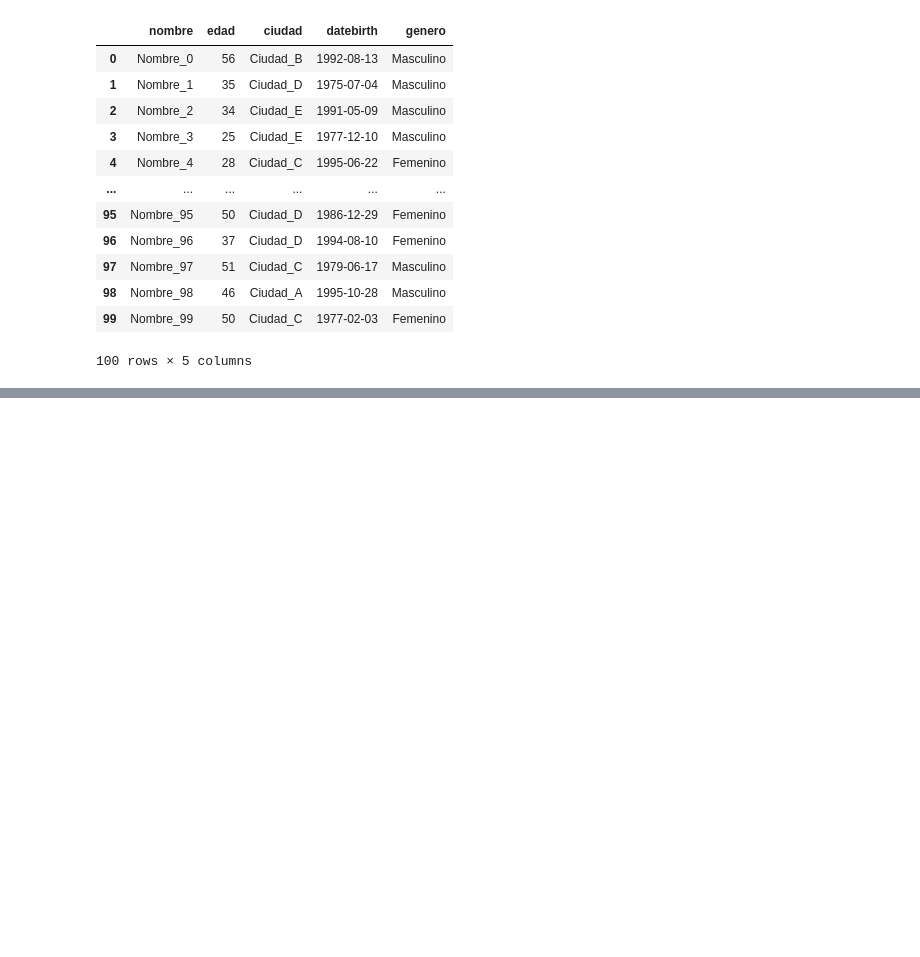
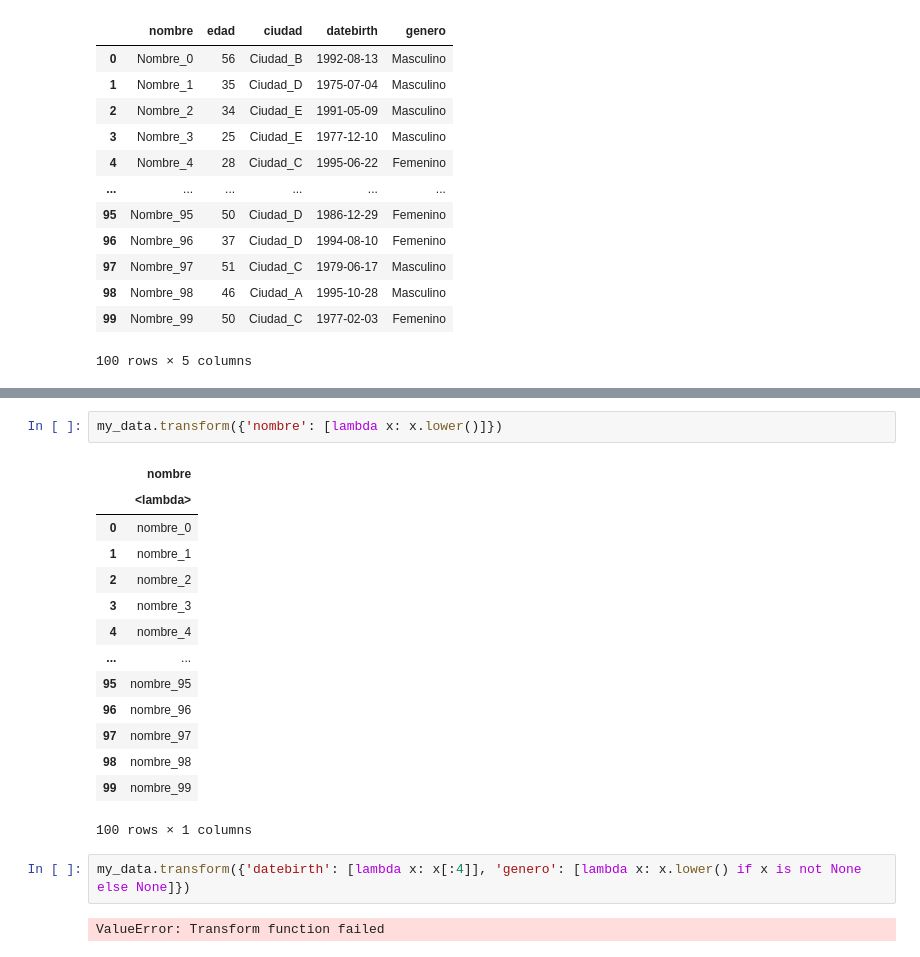
Before and after one commit to irving-math/arquitectura-computadora, a Jupyter notebook: python/notebook_prueba.ipynb, the cells around one changed output, grey strips where cells are left out. Cells and saved outputs as stored; diff of their text form; blank space fills up the shorter version.

```diff
--- a/python/notebook_prueba.ipynb
+++ b/python/notebook_prueba.ipynb
@@ -958,0 +1124,21 @@ my_data.drop("salario", axis=1)
+# %%
+my_data.transform({'nombre': [lambda x: x.lower()]})
+# %% [output]
+|  | nombre |
+|  | <lambda> |
+| 0 | nombre_0 |
+| 1 | nombre_1 |
+| 2 | nombre_2 |
+| 3 | nombre_3 |
+| 4 | nombre_4 |
+| ... | ... |
+| 95 | nombre_95 |
+| 96 | nombre_96 |
+| 97 | nombre_97 |
+| 98 | nombre_98 |
+| 99 | nombre_99 |
+100 rows × 1 columns
+# %%
+my_data.transform({'datebirth': [lambda x: x[:4]], 'genero': [lambda x: x.lower() if x is not None else None]})
+# %% [output]
+ValueError: Transform function failed
```
Also changed, not shown: parts of 41 cells of this notebook, 4 other files.
